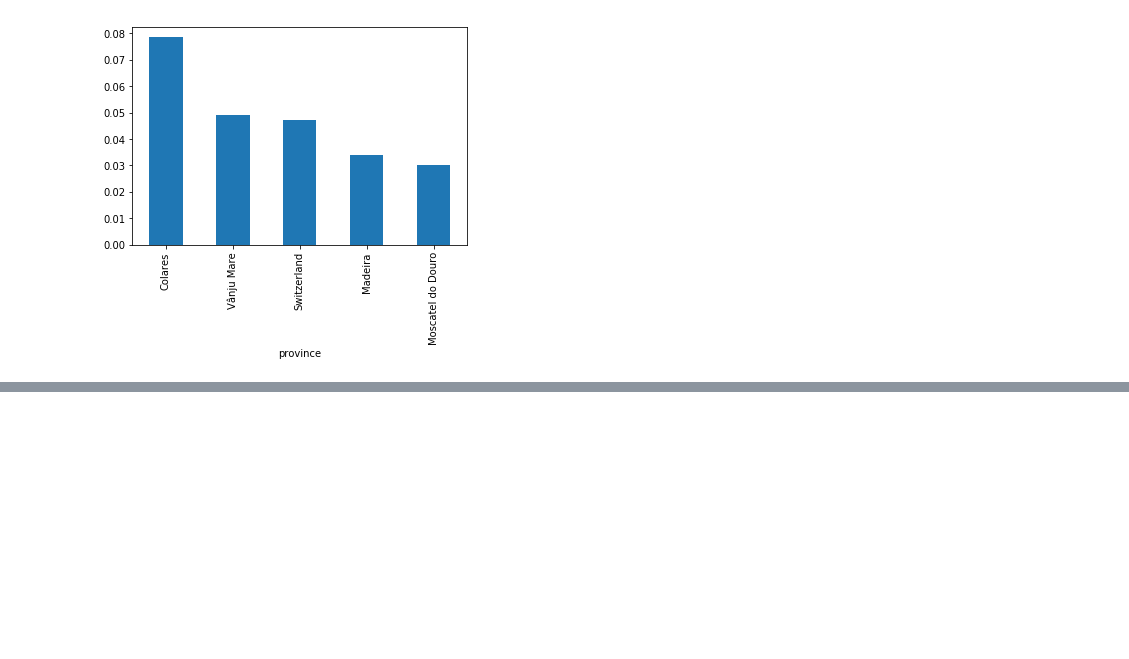
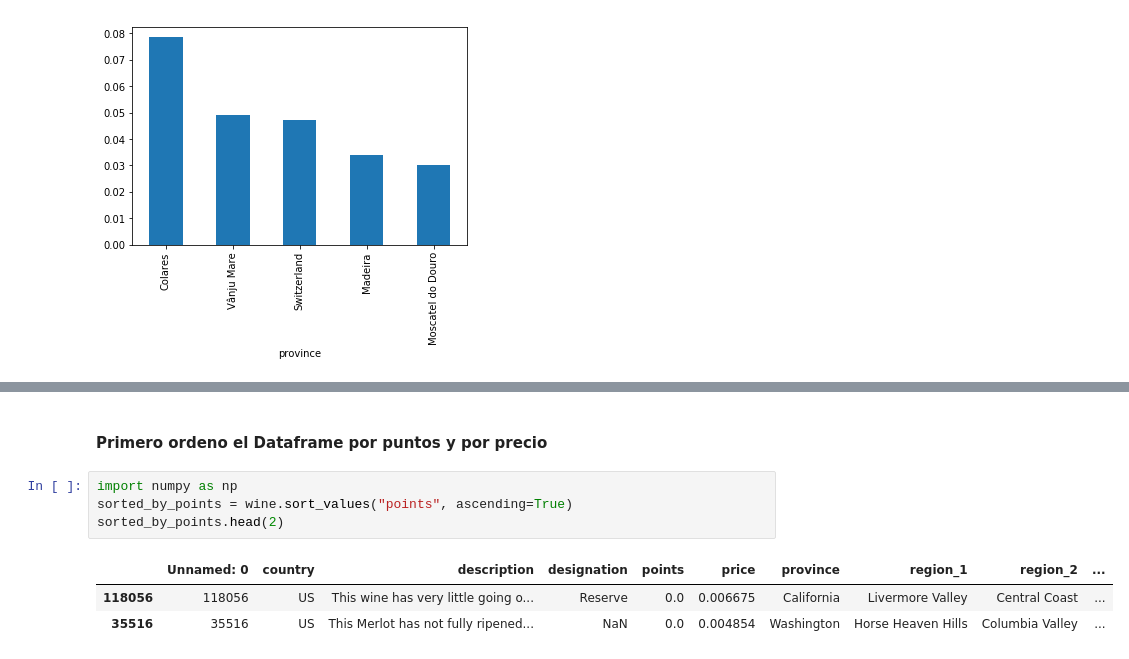
Before and after one commit to fornesarturo/data-science, a Jupyter notebook: First_Partial/Part_2.ipynb, the cells around one changed output, grey strips where cells are left out. Drawn from its saved outputs; the diff is of its cells as text; blank space fills up the shorter version.

```diff
--- a/First_Partial/Part_2.ipynb
+++ b/First_Partial/Part_2.ipynb
@@ -150,0 +251,10 @@ Name: price, dtype: float64
+# %% [markdown]
+#### Primero ordeno el Dataframe por puntos y por precio
+# %%
+import numpy as np
+sorted_by_points = wine.sort_values("points", ascending=True)
+sorted_by_points.head(2)
+# %% [output]
+|  | Unnamed: 0 | country | description | designation | points | price | province | region_1 | region_2 | ... |
+| 118056 | 118056 | US | This wine has very little going o... | Reserve | 0.0 | 0.006675 | California | Livermore Valley | Central Coast | ... |
+| 35516 | 35516 | US | This Merlot has not fully ripened... | NaN | 0.0 | 0.004854 | Washington | Horse Heaven Hills | Columbia Valley | ... |
```
Also changed, not shown: parts of 44 cells of this notebook, 27 other files.
